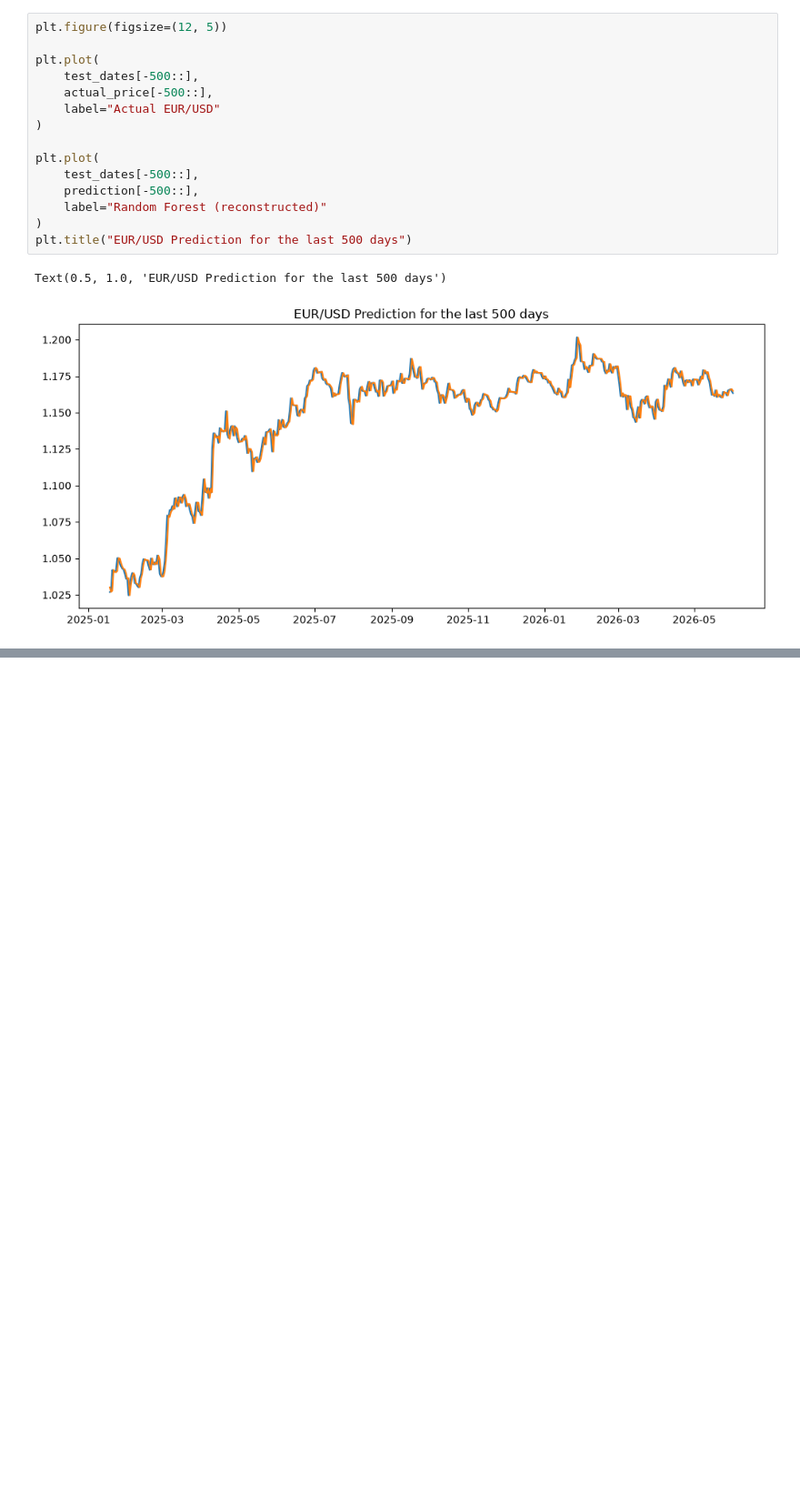
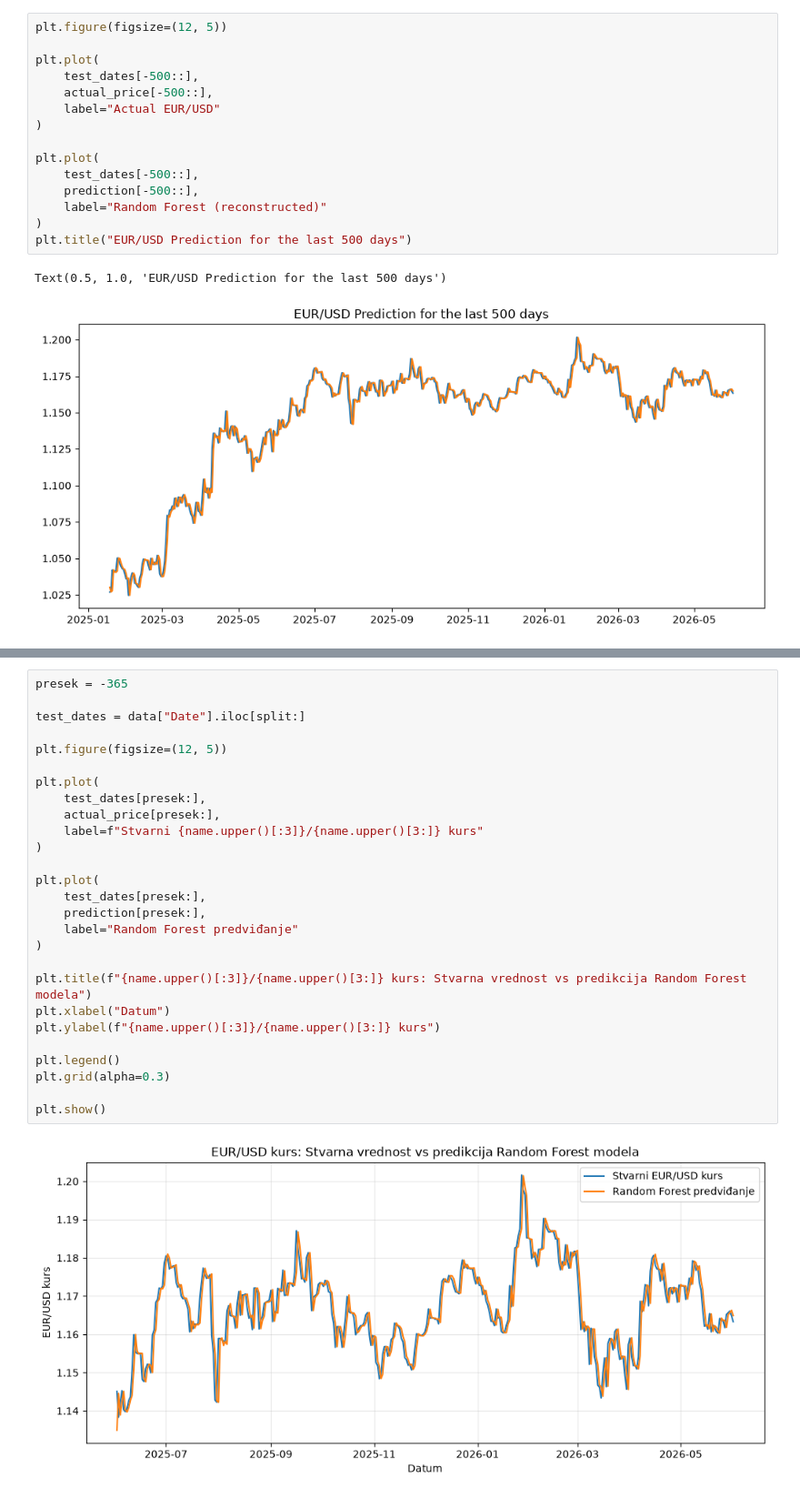
Before and after one commit to Aca792/Currency-Ecxhange-Rate-Predictor, a Jupyter notebook: random_forest.ipynb, the cells around one changed output, grey strips where cells are left out. Shown at 91% size. Drawn from its saved outputs; the diff is of its cells as text; blank space fills up the shorter version.

```diff
--- a/random_forest.ipynb
+++ b/random_forest.ipynb
@@ -573,0 +575,29 @@ Feature importance:
+# %%
+presek = -365
+
+test_dates = data["Date"].iloc[split:]
+
+plt.figure(figsize=(12, 5))
+
+plt.plot(
+    test_dates[presek:],
+    actual_price[presek:],
+    label=f"Stvarni {name.upper()[:3]}/{name.upper()[3:]} kurs"
+)
+
+plt.plot(
+    test_dates[presek:],
+    prediction[presek:],
+    label="Random Forest predviđanje"
+)
+
+plt.title(f"{name.upper()[:3]}/{name.upper()[3:]} kurs: Stvarna vrednost vs predikcija Random Forest modela")
+plt.xlabel("Datum")
+plt.ylabel(f"{name.upper()[:3]}/{name.upper()[3:]} kurs")
+
+plt.legend()
+plt.grid(alpha=0.3)
+
+plt.show()
+# %% [output]
+[figure, added]
```
Also changed, not shown: parts of 1 cell of this notebook, 8 other files.
